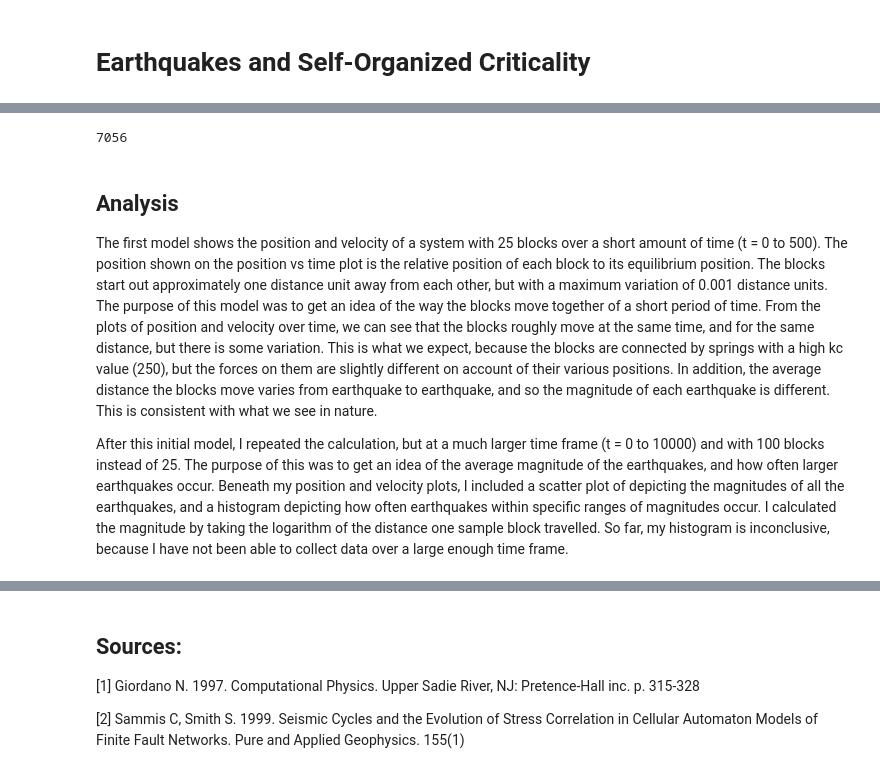
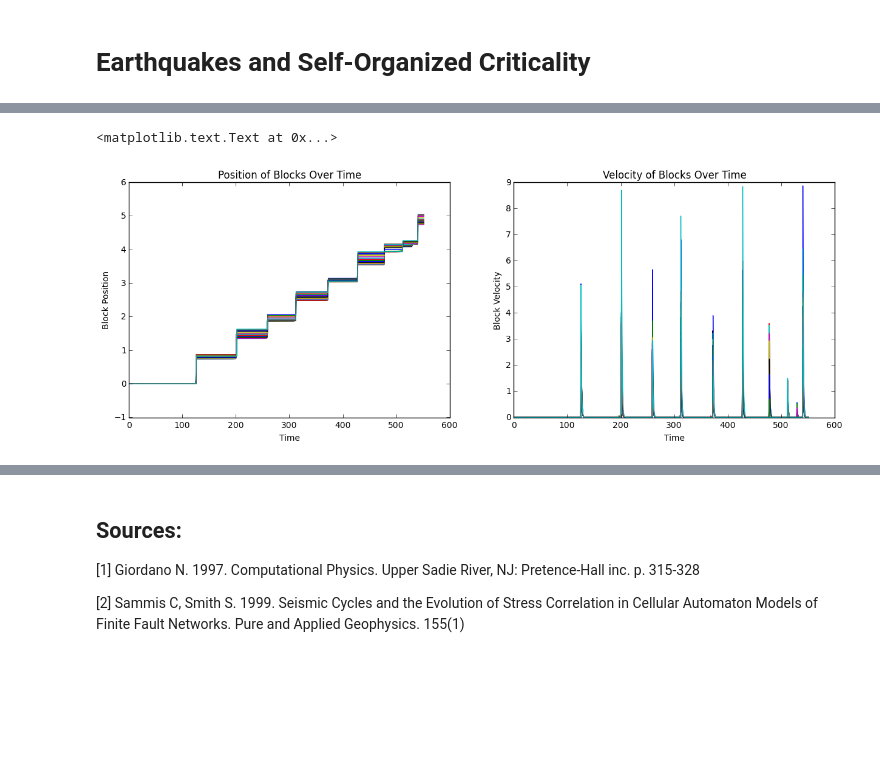
Before and after one commit to aMartin6/Final_Project, a Jupyter notebook: Final_Project.ipynb, the cells around one changed output, grey strips where cells are left out. Cells and saved outputs as stored; diff of their text form; code cells hidden in the pictures; blank space fills up the shorter version.

```diff
--- a/Final_Project.ipynb
+++ b/Final_Project.ipynb
@@ -584,10 +488,0 @@ plt.show
-# %%
-sum(bigOccurences)
-# %% [output]
-7056
-# %% [markdown]
-## Analysis
-
-The first model shows the position and velocity of a system with 25 blocks over a short amount of time (t = 0 to 500). The position shown on the position vs time plot is the relative position of each block to its equilibrium position. The blocks start out approximately one distance unit away from each other, but with a maximum variation of 0.001 distance units. The purpose of this model was to get an idea of the way the blocks move together of a short period of time. From the plots of position and velocity over time, we can see that the blocks roughly move at the same time, and for the same distance, but there is some variation. This is what we expect, because the blocks are connected by springs with a high kc value (250), but the forces on them are slightly different on account of their various positions. In addition, the average distance the blocks move varies from earthquake to earthquake, and so the magnitude of each earthquake is different. This is consistent with what we see in nature.
-
-After this initial model, I repeated the calculation, but at a much larger time frame (t = 0 to 10000) and with 100 blocks instead of 25. The purpose of this was to get an idea of the average magnitude of the earthquakes, and how often larger earthquakes occur. Beneath my position and velocity plots, I included a scatter plot of depicting the magnitudes of all the earthquakes, and a histogram depicting how often earthquakes within specific ranges of magnitudes occur. I calculated the magnitude by taking the logarithm of the distance one sample block travelled. So far, my histogram is inconclusive, because I have not been able to collect data over a large enough time frame.
@@ -593,0 +497,21 @@ After this initial model, I repeated the calculation, but at a much larger time
+# %%
+plt.figure(figsize = (15,5))
+
+# Plots all of the block positions on the same plot
+plt.subplot(121)
+for i in range (1, blockNum + 1):
+    plt.plot(earthquakePlot[:, 0], earthquakePlot[:, i])
+plt.xlabel("Time")
+plt.ylabel("Block Position")
+plt.title("Position of Blocks Over Time")
+
+# Plots all of the block velocities on the same plot
+plt.subplot(122)
+for i in range (0, blockNum):
+    plt.plot(earthquakePlot[:,0], earthquakePlot[:, blockNum + i + 1])
+plt.xlabel("Time")
+plt.ylabel("Block Velocity")
+plt.title("Velocity of Blocks Over Time")
+# %% [output]
+<matplotlib.text.Text at 0x...>
+[figure, added]
```
Also changed, not shown: parts of 40 cells of this notebook.
